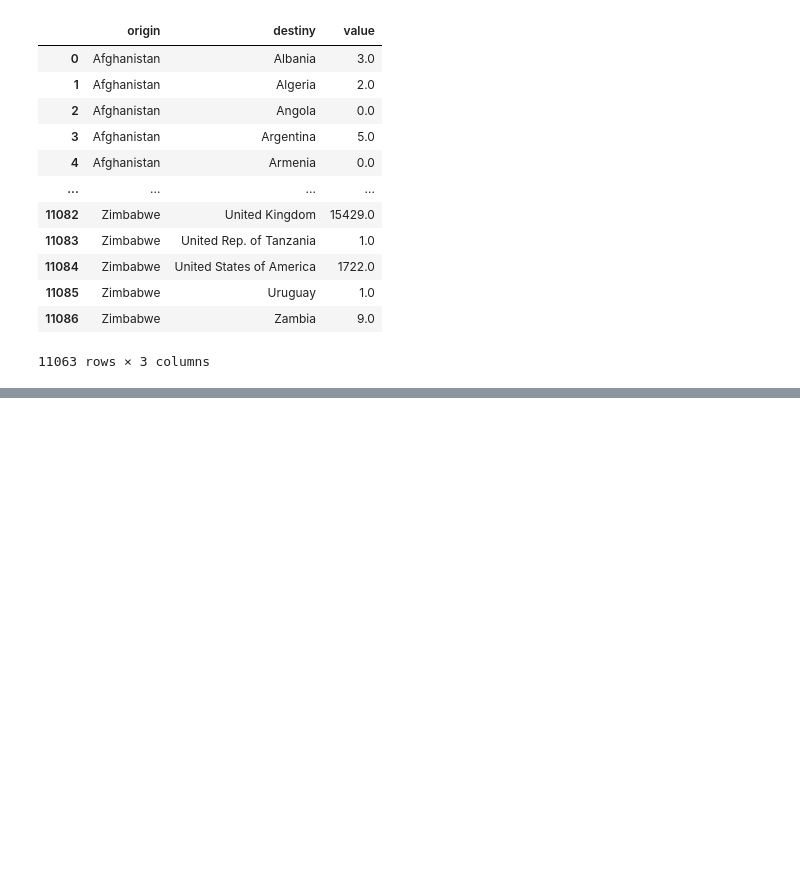
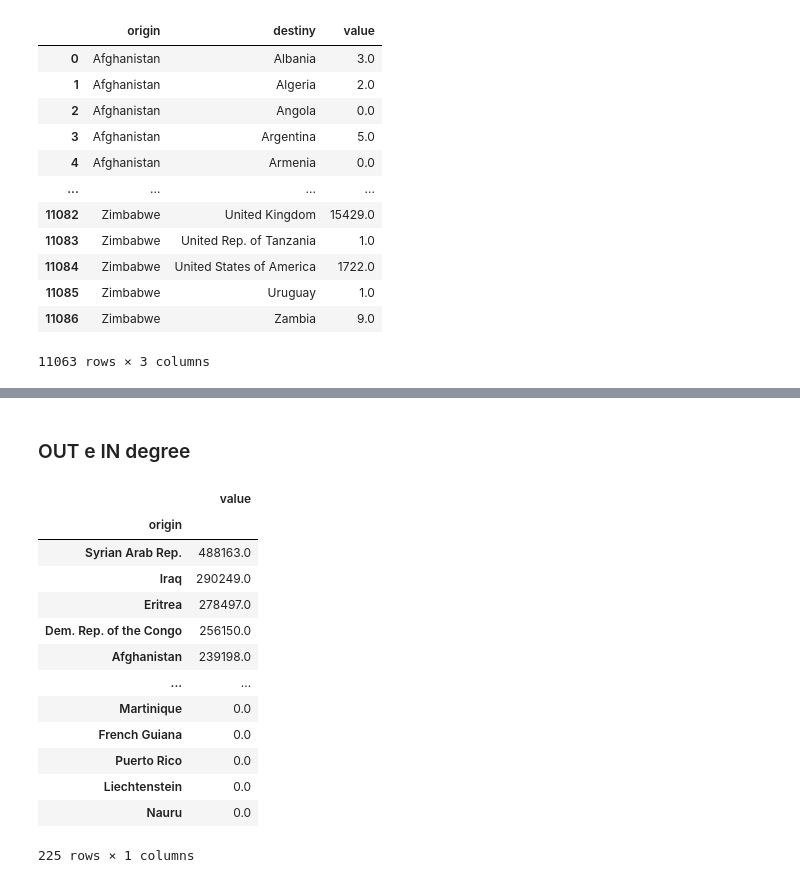
Before and after one commit to Lihsayuri/Projeto-RedesSoc, a Jupyter notebook: Projeto-rascunho/Projeto-Refugiados.ipynb, the cells around one changed output, grey strips where cells are left out. Saved outputs shown, nothing was run; the diff lists cells and outputs as text; code cells hidden in the pictures; blank space fills up the shorter version.

```diff
--- a/Projeto-rascunho/Projeto-Refugiados.ipynb
+++ b/Projeto-rascunho/Projeto-Refugiados.ipynb
@@ -201,0 +342,20 @@ r.vertex('Malaysia', color=0xff0000, size=20)
+# %% [markdown]
+### OUT e IN degree
+# %%
+df_out_degree  = df_aresta.groupby('origin').sum().reindex(listaVertices).fillna(0)
+df_out_degree.sort_values("value", ascending = False)
+# %% [output]
+|  | value |
+| origin |  |
+| Syrian Arab Rep. | 488163.0 |
+| Iraq | 290249.0 |
+| Eritrea | 278497.0 |
+| Dem. Rep. of the Congo | 256150.0 |
+| Afghanistan | 239198.0 |
+| ... | ... |
+| Martinique | 0.0 |
+| French Guiana | 0.0 |
+| Puerto Rico | 0.0 |
+| Liechtenstein | 0.0 |
+| Nauru | 0.0 |
+225 rows × 1 columns
```
Also changed, not shown: parts of 23 cells of this notebook, 17 other files.
